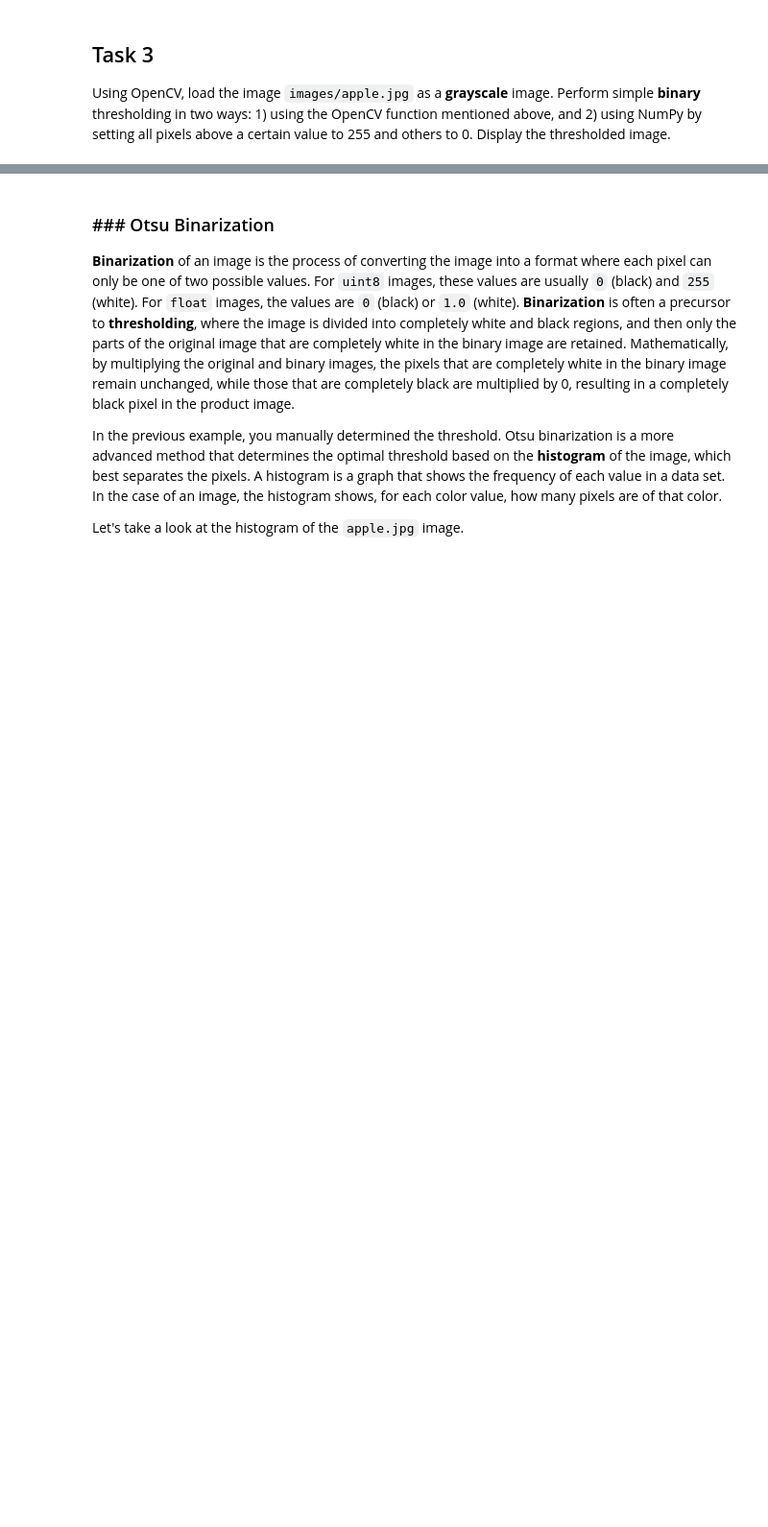
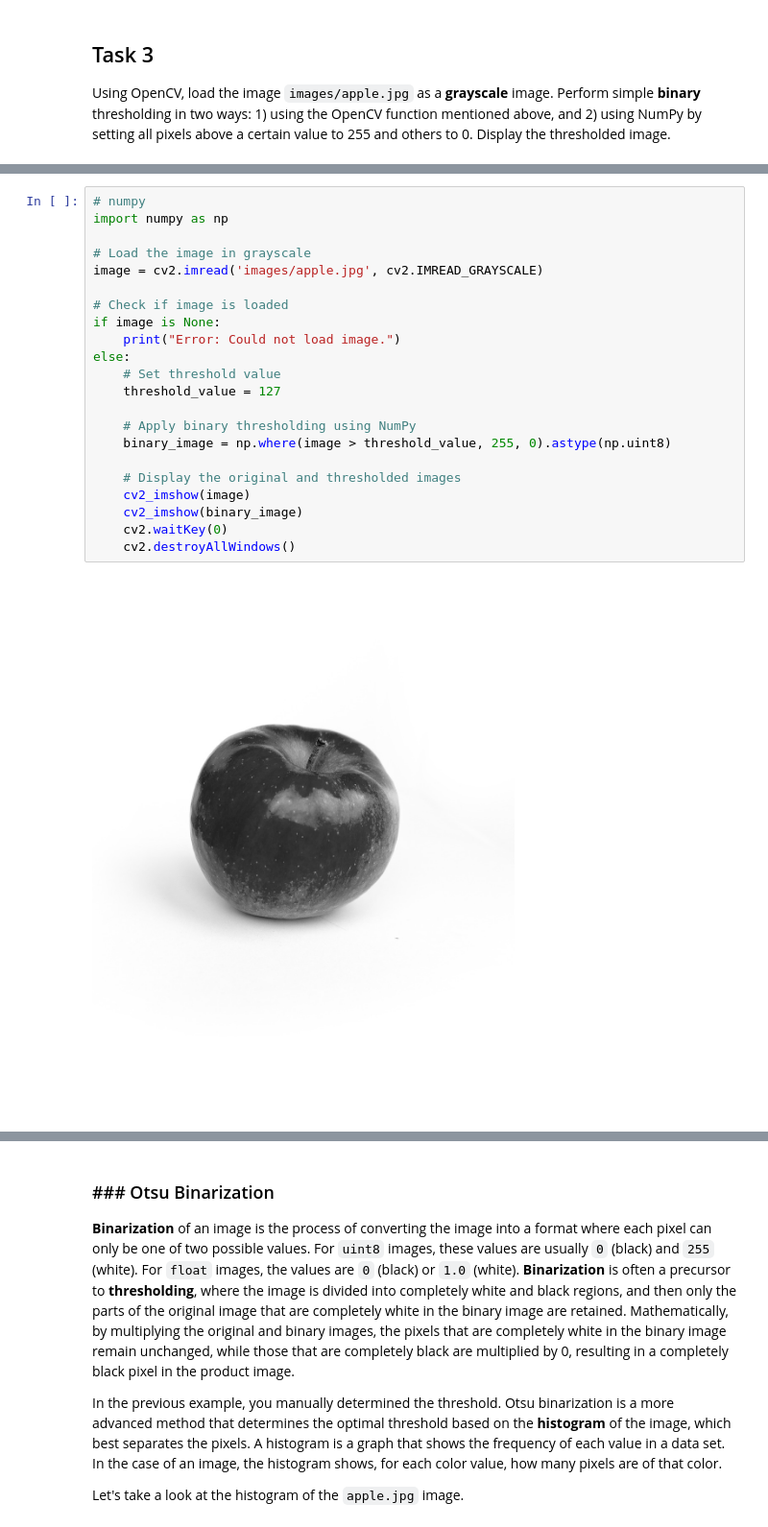
Before and after one commit to mirkomilicic6/racunalni_vid_zadace, a Jupyter notebook: lab3.ipynb, the cells around one changed output, grey strips where cells are left out. Shown at 96% size. Drawn from its saved outputs; the diff is of its cells as text; blank space fills up the shorter version.

```diff
--- a/lab3.ipynb
+++ b/lab3.ipynb
@@ -116,0 +139,24 @@ Using OpenCV, load the image `images/apple.jpg` as a **grayscale** image. Perfor
+# %%
+# numpy
+import numpy as np
+
+# Load the image in grayscale
+image = cv2.imread('images/apple.jpg', cv2.IMREAD_GRAYSCALE)
+
+# Check if image is loaded
+if image is None:
+    print("Error: Could not load image.")
+else:
+    # Set threshold value
+    threshold_value = 127
+
+    # Apply binary thresholding using NumPy
+    binary_image = np.where(image > threshold_value, 255, 0).astype(np.uint8)
+
+    # Display the original and thresholded images
+    cv2_imshow(image)
+    cv2_imshow(binary_image)
+    cv2.waitKey(0)
+    cv2.destroyAllWindows()
+# %% [output]
+[figure, added]
```
Also changed, not shown: parts of 24 cells of this notebook.
